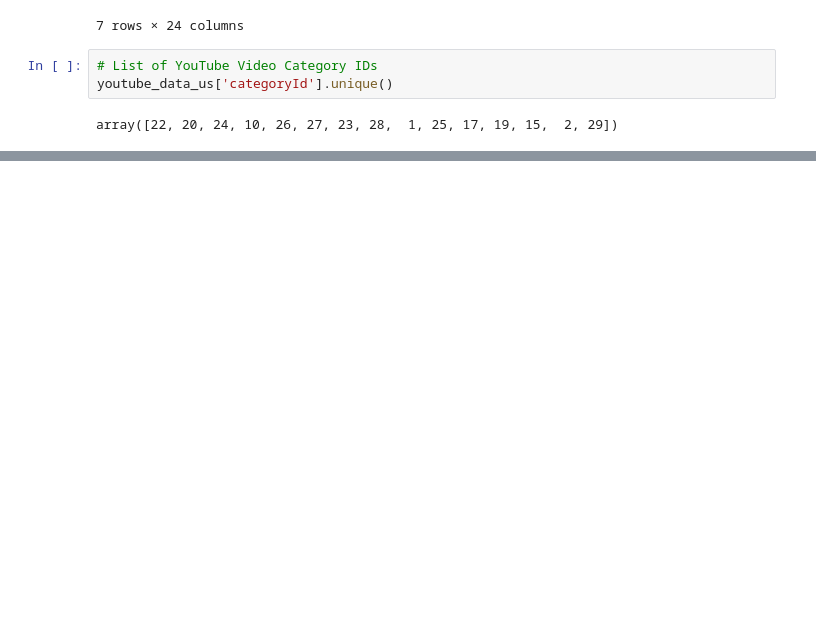
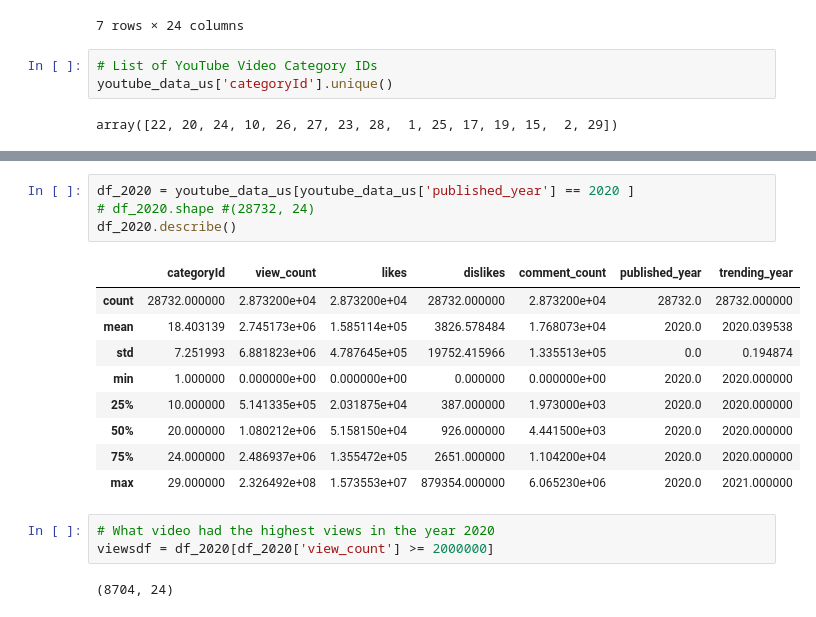
Before and after one commit to lewah/mangosplit, a Jupyter notebook: YOUTUBE/youtube_analysis.ipynb, the cells around one changed output, grey strips where cells are left out. Saved outputs shown, nothing was run; the diff lists cells and outputs as text; blank space fills up the shorter version.

Commit message:
youtube analysis

```diff
--- a/YOUTUBE/youtube_analysis.ipynb
+++ b/YOUTUBE/youtube_analysis.ipynb
@@ -162,0 +171,19 @@ array([22, 20, 24, 10, 26, 27, 23, 28,  1, 25, 17, 19, 15,  2, 29])
+# %%
+df_2020 = youtube_data_us[youtube_data_us['published_year'] == 2020 ]
+# df_2020.shape #(28732, 24)
+df_2020.describe()
+# %% [output]
+|  | categoryId | view_count | likes | dislikes | comment_count | published_year | trending_year |
+| count | 28732.000000 | 2.873200e+04 | 2.873200e+04 | 28732.000000 | 2.873200e+04 | 28732.0 | 28732.000000 |
+| mean | 18.403139 | 2.745173e+06 | 1.585114e+05 | 3826.578484 | 1.768073e+04 | 2020.0 | 2020.039538 |
+| std | 7.251993 | 6.881823e+06 | 4.787645e+05 | 19752.415966 | 1.335513e+05 | 0.0 | 0.194874 |
+| min | 1.000000 | 0.000000e+00 | 0.000000e+00 | 0.000000 | 0.000000e+00 | 2020.0 | 2020.000000 |
+| 25% | 10.000000 | 5.141335e+05 | 2.031875e+04 | 387.000000 | 1.973000e+03 | 2020.0 | 2020.000000 |
+| 50% | 20.000000 | 1.080212e+06 | 5.158150e+04 | 926.000000 | 4.441500e+03 | 2020.0 | 2020.000000 |
+| 75% | 24.000000 | 2.486937e+06 | 1.355472e+05 | 2651.000000 | 1.104200e+04 | 2020.0 | 2020.000000 |
+| max | 29.000000 | 2.326492e+08 | 1.573553e+07 | 879354.000000 | 6.065230e+06 | 2020.0 | 2021.000000 |
+# %%
+# What video had the highest views in the year 2020
+viewsdf = df_2020[df_2020['view_count'] >= 2000000]
+# %% [output]
+(8704, 24)
```
Also changed, not shown: parts of 2 cells of this notebook.
